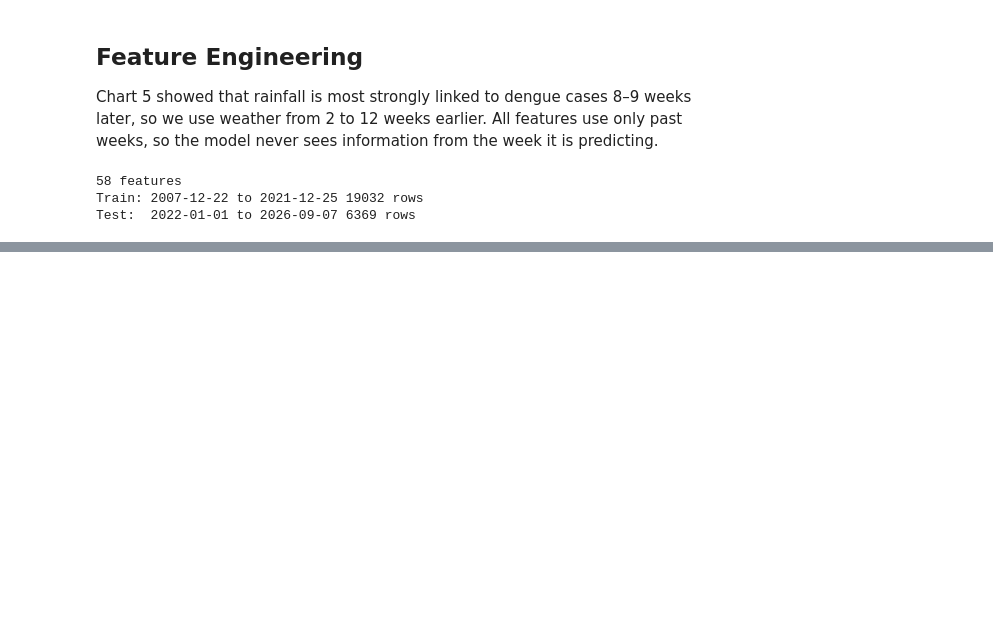
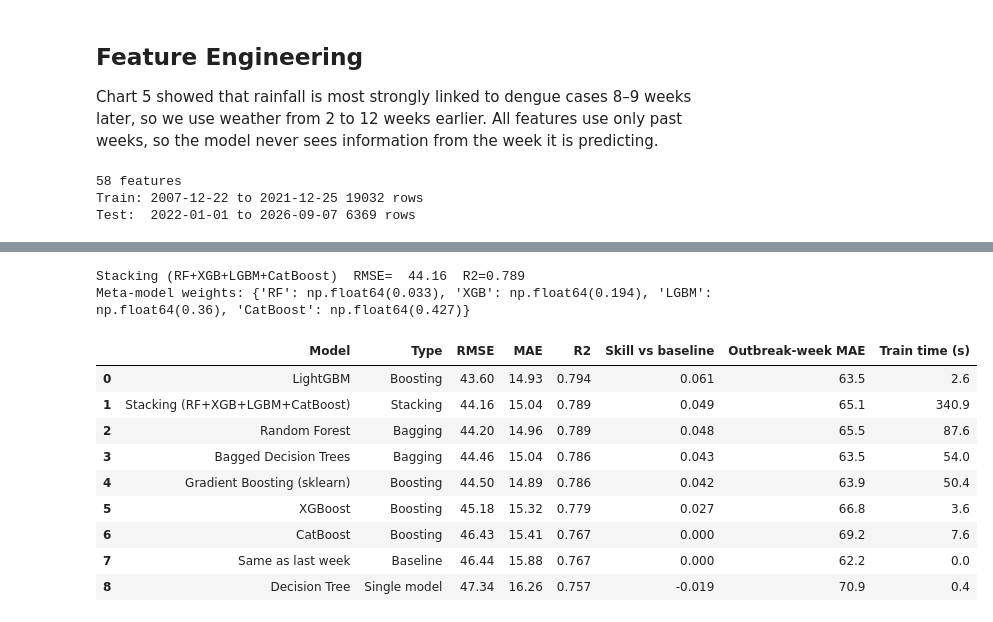
Before and after one commit to SachiniKalansooriya/Dengue_Ensemble_Forecasting, a Jupyter notebook: Dengue_Ensemble_Forecasting.ipynb, the cells around one changed output, grey strips where cells are left out. Drawn from its saved outputs; the diff is of its cells as text; code cells hidden in the pictures; blank space fills up the shorter version.

Commit message:
Train baseline, decision tree, bagging, boosting and stacking models

```diff
--- a/Dengue_Ensemble_Forecasting.ipynb
+++ b/Dengue_Ensemble_Forecasting.ipynb
@@ -281,0 +284,34 @@ Test:  2022-01-01 to 2026-09-07 6369 rows
+# %%
+import time
+from sklearn.metrics import mean_squared_error, mean_absolute_error, r2_score
+
+y_true = test["cases"].values
+naive_pred = test["cases_lag1"].values                      # "same as last week"
+naive_rmse = np.sqrt(mean_squared_error(y_true, naive_pred))
+outbreak = y_true >= np.quantile(y_true, 0.90)              # top 10% busiest weeks
+
+results, predictions = [], {}
+
+def evaluate(name, family, pred_cases, train_seconds=0.0):
+    pred_cases = np.clip(pred_cases, 0, None)
+    rmse = np.sqrt(mean_squared_error(y_true, pred_cases))
+    results.append({
+        "Model": name, "Type": family,
+        "RMSE": round(rmse, 2),
+        "MAE": round(mean_absolute_error(y_true, pred_cases), 2),
+        "R2": round(r2_score(y_true, pred_cases), 3),
+        "Skill vs baseline": round(1 - rmse / naive_rmse, 3),
+        "Outbreak-week MAE": round(mean_absolute_error(y_true[outbreak], pred_cases[outbreak]), 1),
+        "Train time (s)": round(train_seconds, 1),
+    })
+    predictions[name] = pred_cases
+    print(f"{name:32s} RMSE={rmse:7.2f}  R2={r2_score(y_true, pred_cases):.3f}")
+
+def fit_and_evaluate(name, family, model):
+    t0 = time.time()
+    model.fit(X_train, y_train)
+    secs = time.time() - t0
+    evaluate(name, family, np.expm1(model.predict(X_test)), secs)   # back from log scale
+    return model
+
+evaluate("Same as last week", "Baseline", naive_pred)
@@ -281,0 +353,33 @@ Test:  2022-01-01 to 2026-09-07 6369 rows
+# %%
+from sklearn.ensemble import StackingRegressor
+from sklearn.linear_model import RidgeCV
+from sklearn.model_selection import KFold
+
+stack = fit_and_evaluate("Stacking (RF+XGB+LGBM+CatBoost)", "Stacking",
+        StackingRegressor(
+            estimators=[
+                ("rf",   RandomForestRegressor(n_estimators=200, max_features=0.5, min_samples_leaf=3, n_jobs=-1, random_state=42)),
+                ("xgb",  XGBRegressor(n_estimators=500, learning_rate=0.05, max_depth=5, subsample=0.8, colsample_bytree=0.8, random_state=42, n_jobs=-1)),
+                ("lgbm", LGBMRegressor(n_estimators=500, learning_rate=0.05, num_leaves=31, subsample=0.8, subsample_freq=1, colsample_bytree=0.8, random_state=42, verbose=-1)),
+                ("cat",  CatBoostRegressor(iterations=500, learning_rate=0.05, depth=6, random_seed=42, verbose=0)),
+            ],
+            final_estimator=RidgeCV(),                 # meta-model that combines the 4 models
+            cv=KFold(n_splits=5, shuffle=False)))
+print("Meta-model weights:", dict(zip(["RF", "XGB", "LGBM", "CatBoost"], stack.final_estimator_.coef_.round(3))))
+# %% [output]
+Stacking (RF+XGB+LGBM+CatBoost)  RMSE=  44.16  R2=0.789
+Meta-model weights: {'RF': np.float64(0.033), 'XGB': np.float64(0.194), 'LGBM': np.float64(0.36), 'CatBoost': np.float64(0.427)}
+# %%
+results_df = pd.DataFrame(results).sort_values("RMSE").reset_index(drop=True)
+results_df
+# %% [output]
+|  | Model | Type | RMSE | MAE | R2 | Skill vs baseline | Outbreak-week MAE | Train time (s) |
+| 0 | LightGBM | Boosting | 43.60 | 14.93 | 0.794 | 0.061 | 63.5 | 2.6 |
+| 1 | Stacking (RF+XGB+LGBM+CatBoost) | Stacking | 44.16 | 15.04 | 0.789 | 0.049 | 65.1 | 340.9 |
+| 2 | Random Forest | Bagging | 44.20 | 14.96 | 0.789 | 0.048 | 65.5 | 87.6 |
+| 3 | Bagged Decision Trees | Bagging | 44.46 | 15.04 | 0.786 | 0.043 | 63.5 | 54.0 |
+| 4 | Gradient Boosting (sklearn) | Boosting | 44.50 | 14.89 | 0.786 | 0.042 | 63.9 | 50.4 |
+| 5 | XGBoost | Boosting | 45.18 | 15.32 | 0.779 | 0.027 | 66.8 | 3.6 |
+| 6 | CatBoost | Boosting | 46.43 | 15.41 | 0.767 | 0.000 | 69.2 | 7.6 |
+| 7 | Same as last week | Baseline | 46.44 | 15.88 | 0.767 | 0.000 | 62.2 | 0.0 |
+| 8 | Decision Tree | Single model | 47.34 | 16.26 | 0.757 | -0.019 | 70.9 | 0.4 |
```
Also changed, not shown: parts of 5 cells of this notebook.
